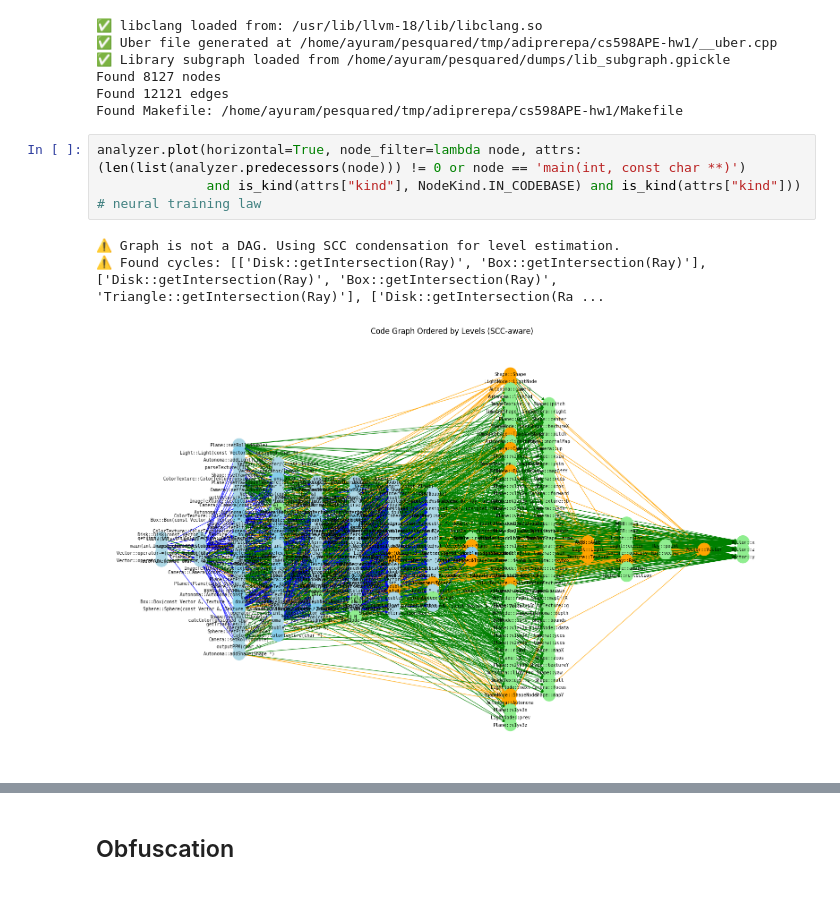
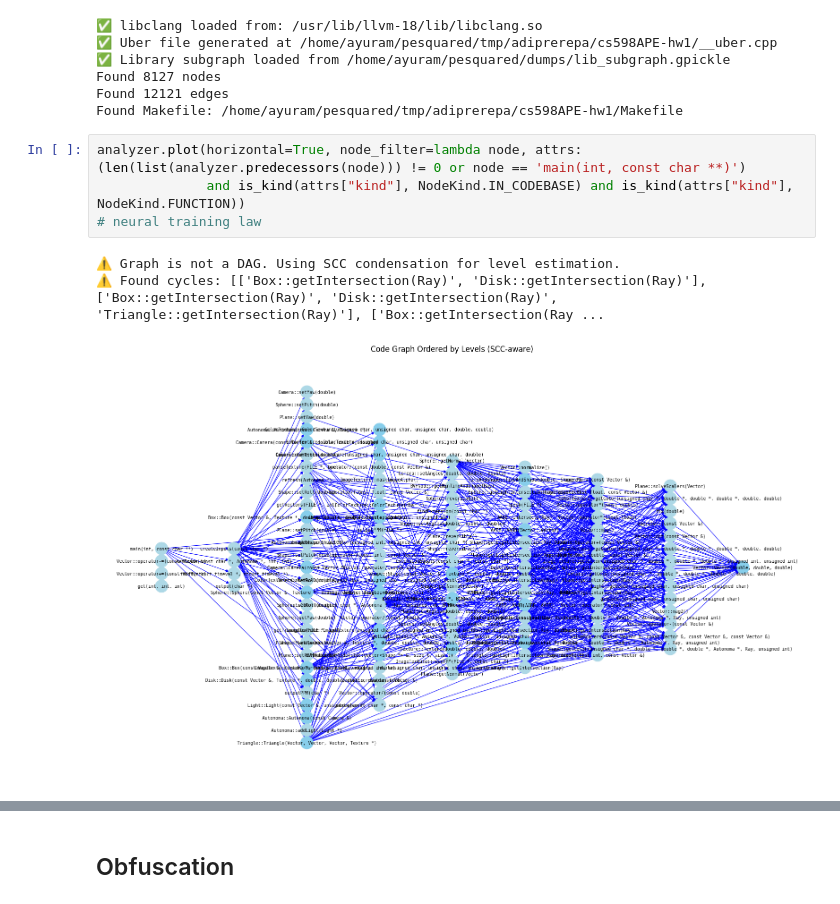
Before and after one commit to adiprerepa/pesquared, a Jupyter notebook: FunctionGraph.ipynb, the cells around one changed output, grey strips where cells are left out. Saved outputs shown, nothing was run; the diff lists cells and outputs as text.

```diff
--- a/FunctionGraph.ipynb
+++ b/FunctionGraph.ipynb
@@ -18,9 +18,9 @@ Found 12121 edges
 Found Makefile: /home/ayuram/pesquared/tmp/adiprerepa/cs598APE-hw1/Makefile
 # %%
 analyzer.plot(horizontal=True, node_filter=lambda node, attrs: (len(list(analyzer.predecessors(node))) != 0 or node == 'main(int, const char **)')
-              and is_kind(attrs["kind"], NodeKind.IN_CODEBASE) and is_kind(attrs["kind"]))
+              and is_kind(attrs["kind"], NodeKind.IN_CODEBASE) and is_kind(attrs["kind"], NodeKind.FUNCTION))
 # neural training law
 # %% [output]
 ⚠️ Graph is not a DAG. Using SCC condensation for level estimation.
-⚠️ Found cycles: [['Disk::getIntersection(Ray)', 'Box::getIntersection(Ray)'], ['Disk::getIntersection(Ray)', 'Box::getIntersection(Ray)', 'Triangle::getIntersection(Ray)'], ['Disk::getIntersection(Ra ...
+⚠️ Found cycles: [['Box::getIntersection(Ray)', 'Disk::getIntersection(Ray)'], ['Box::getIntersection(Ray)', 'Disk::getIntersection(Ray)', 'Triangle::getIntersection(Ray)'], ['Box::getIntersection(Ray ...
-[figure, old version]
+[figure, new version]
```
Also changed, not shown: parts of 6 cells of this notebook, 14 other files.
